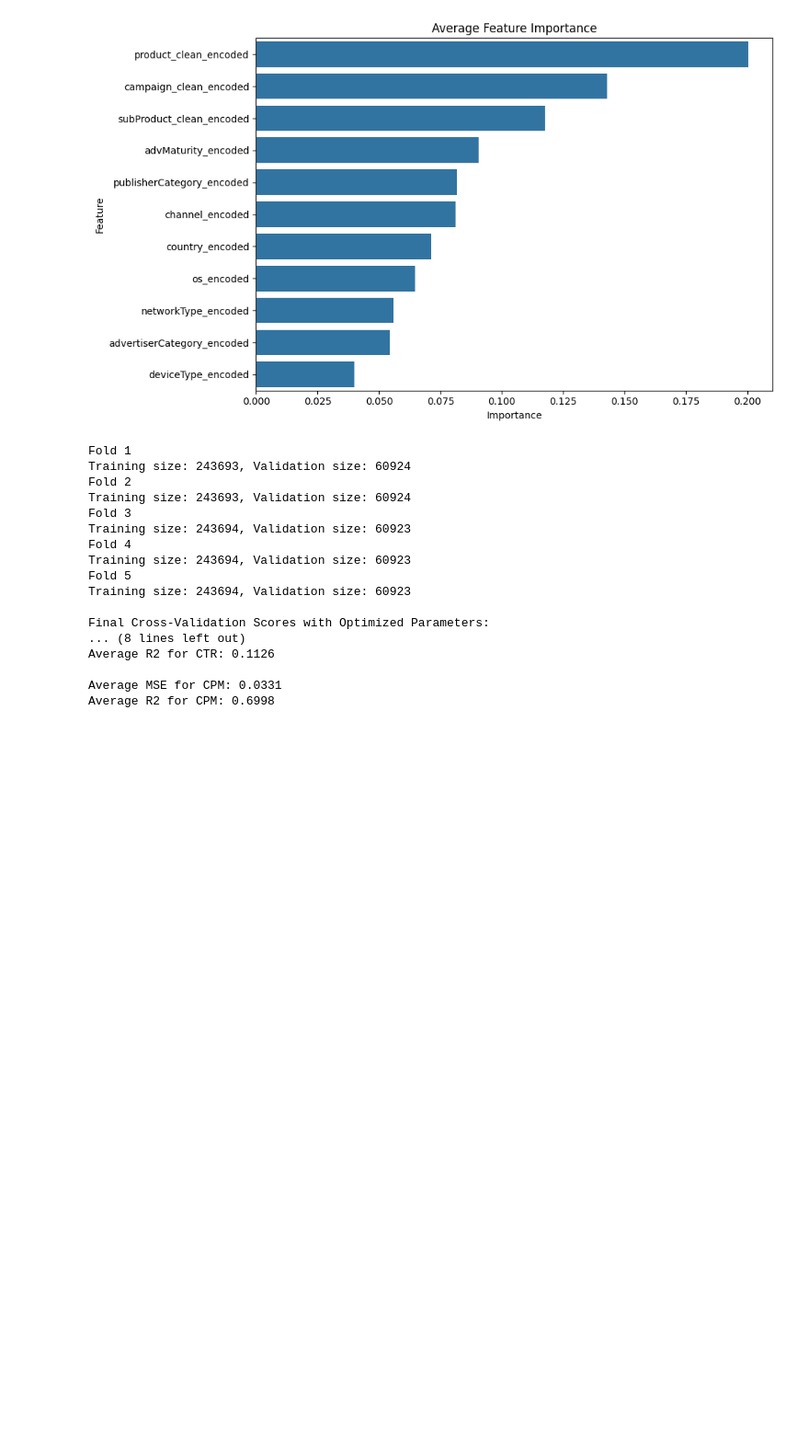
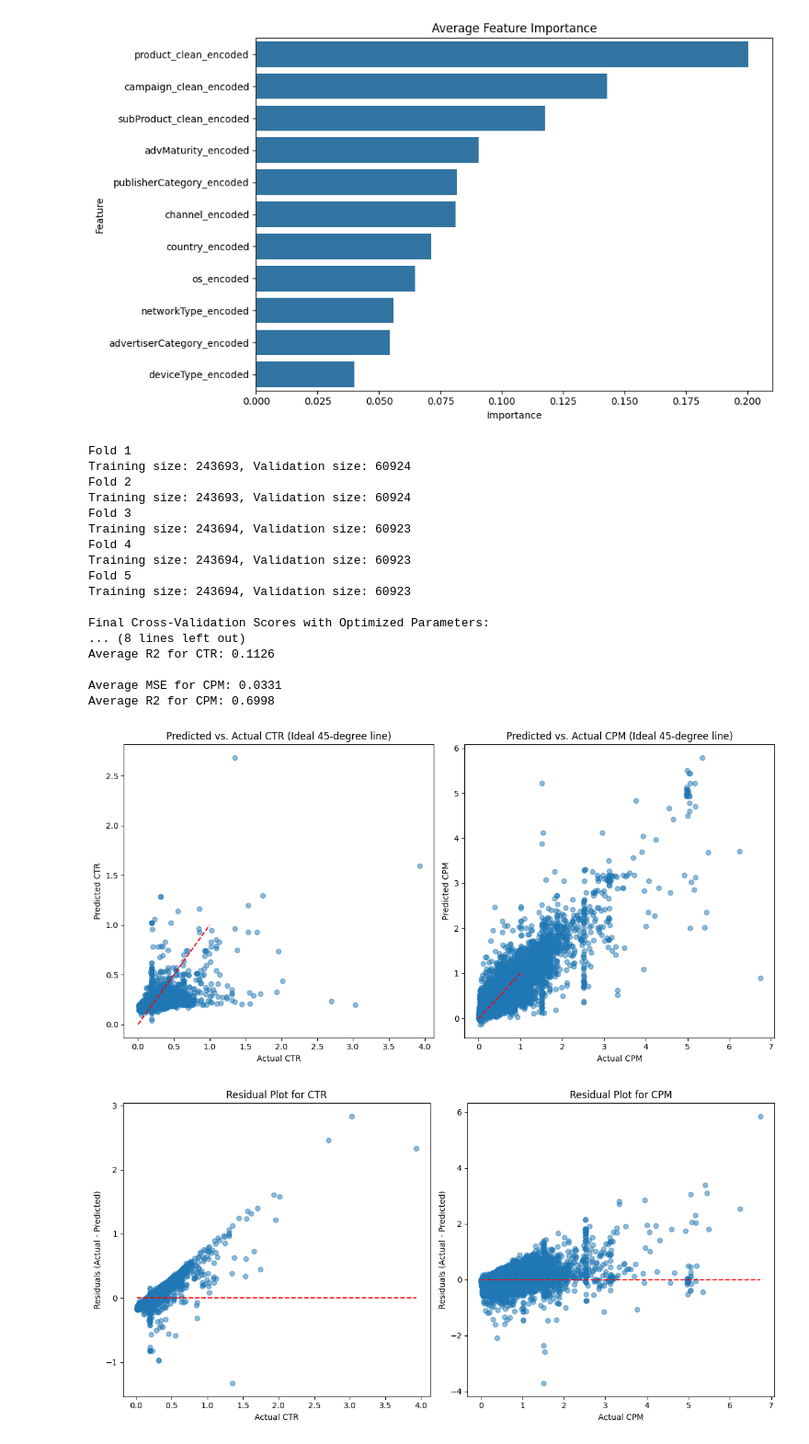
Before and after one commit to ROCstudios/ad-bidding-challenge, a Jupyter notebook: v4_channel_adv_prod_bid_strategy.ipynb, the cells around one changed output. Shown at 92% size. Saved outputs shown, nothing was run; the diff lists cells and outputs as text; code cells hidden in the pictures; blank space fills up the shorter version.

```diff
--- a/v4_channel_adv_prod_bid_strategy.ipynb
+++ b/v4_channel_adv_prod_bid_strategy.ipynb
@@ -758,3 +758,53 @@ Average R2 for CTR: 0.1126
 
 Average MSE for CPM: 0.0331
 Average R2 for CPM: 0.6998
+# %%
+import matplotlib.pyplot as plt
+import numpy as np
+
+# Assuming y_test_fold and y_pred for the last cross-validation fold, for both CTR and CPM
+
+# Scatter Plot of Predictions vs. Actuals for CTR and CPM
+fig, ax = plt.subplots(1, 2, figsize=(12, 6))
+
+# CTR plot
+ax[0].scatter(y_test_fold['CTR_encoded'], y_pred[:, 0], alpha=0.5)
+ax[0].plot([0, 1], [0, 1], 'r--')
+ax[0].set_xlabel('Actual CTR')
+ax[0].set_ylabel('Predicted CTR')
+ax[0].set_title('Predicted vs. Actual CTR (Ideal 45-degree line)')
+
+# CPM plot
+ax[1].scatter(y_test_fold['AverageWinPrice (CPM)_encoded'], y_pred[:, 1], alpha=0.5)
+ax[1].plot([0, 1], [0, 1], 'r--')
+ax[1].set_xlabel('Actual CPM')
+ax[1].set_ylabel('Predicted CPM')
+ax[1].set_title('Predicted vs. Actual CPM (Ideal 45-degree line)')
+
+plt.tight_layout()
+plt.show()
+
+# Residual Plot for CTR and CPM
+fig, ax = plt.subplots(1, 2, figsize=(12, 6))
+
+# CTR residuals
+ctr_residuals = y_test_fold['CTR_encoded'] - y_pred[:, 0]
+ax[0].scatter(y_test_fold['CTR_encoded'], ctr_residuals, alpha=0.5)
+ax[0].hlines(0, min(y_test_fold['CTR_encoded']), max(y_test_fold['CTR_encoded']), colors='red', linestyles='dashed')
+ax[0].set_xlabel('Actual CTR')
+ax[0].set_ylabel('Residuals (Actual - Predicted)')
+ax[0].set_title('Residual Plot for CTR')
+
+# CPM residuals
+cpm_residuals = y_test_fold['AverageWinPrice (CPM)_encoded'] - y_pred[:, 1]
+ax[1].scatter(y_test_fold['AverageWinPrice (CPM)_encoded'], cpm_residuals, alpha=0.5)
+ax[1].hlines(0, min(y_test_fold['AverageWinPrice (CPM)_encoded']), max(y_test_fold['AverageWinPrice (CPM)_encoded']), colors='red', linestyles='dashed')
+ax[1].set_xlabel('Actual CPM')
+ax[1].set_ylabel('Residuals (Actual - Predicted)')
+ax[1].set_title('Residual Plot for CPM')
+
+plt.tight_layout()
+plt.show()
+# %% [output]
+[figure, added]
+[figure, added]
```
Also changed, not shown: parts of 1 cell of this notebook, 2 other files.
